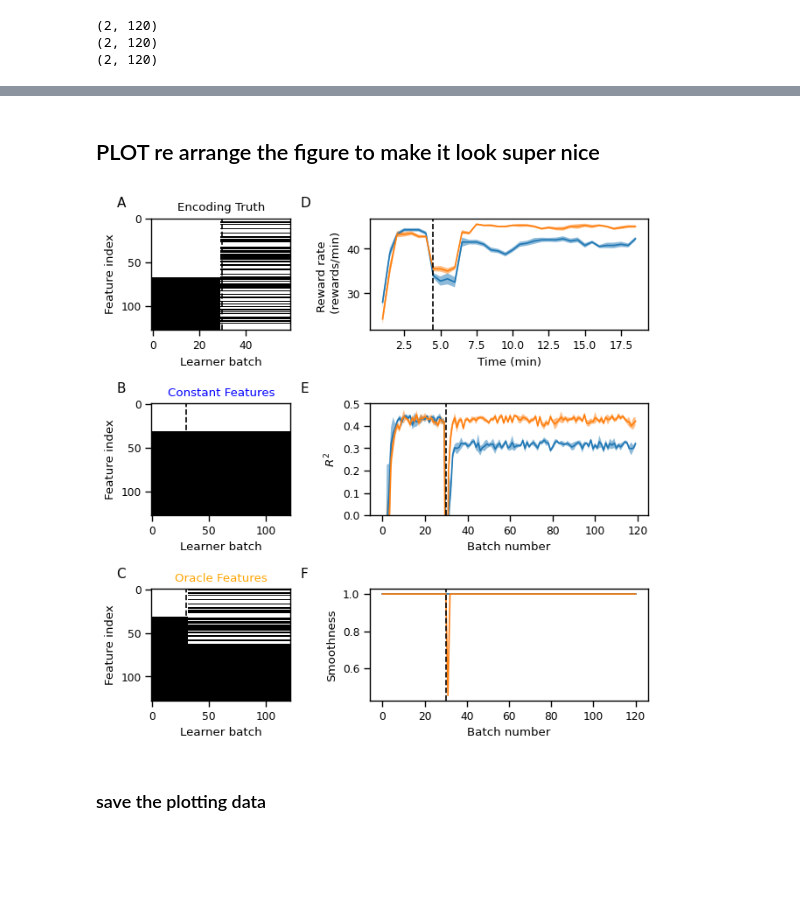
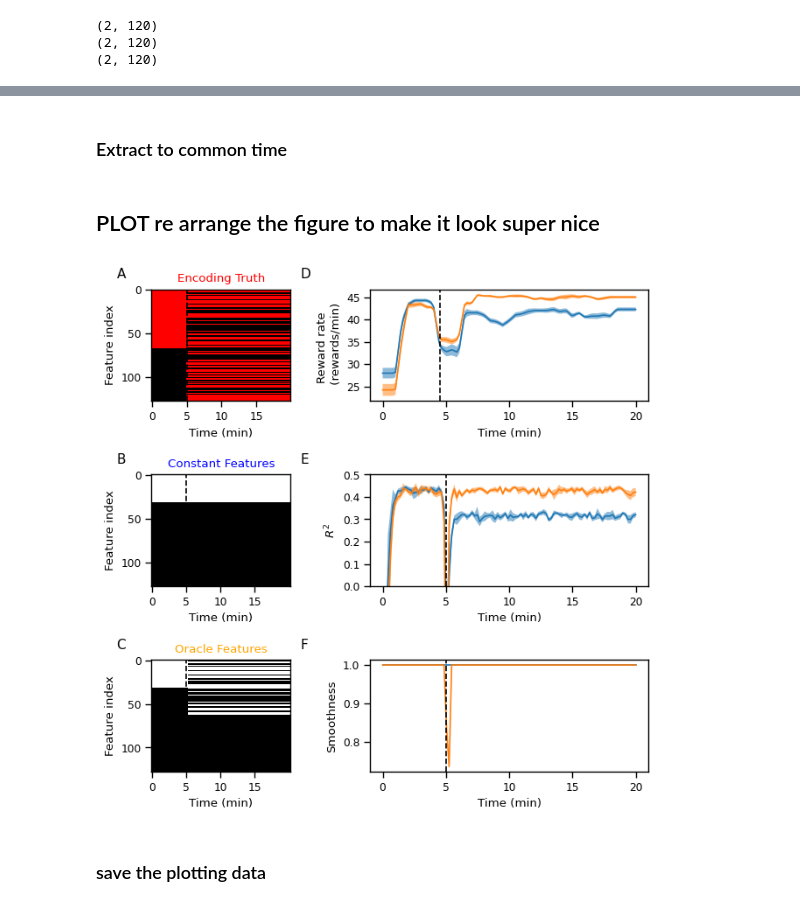
Before and after one commit to sijia66/adaptive_feature_selection, a Jupyter notebook: figure2_simulation_setup/231101_afs_figure2_full_feature_selection.ipynb, the cells around one changed output, grey strips where cells are left out. Cells and saved outputs as stored; diff of their text form; code cells hidden in the pictures; blank space fills up the shorter version.

```diff
--- a/figure2_simulation_setup/231101_afs_figure2_full_feature_selection.ipynb
+++ b/figure2_simulation_setup/231101_afs_figure2_full_feature_selection.ipynb
@@ -643,7 +626,7 @@ good_features_initial = (np.linalg.norm(sim_c, axis=1) >threshold)
 good_features_after_shuffled = (np.linalg.norm(new_sim_c, axis=1) >threshold)
 
 
-nnum_of_repeats_before,  num_of_repeats_after= 30, 30
+nnum_of_repeats_before,  num_of_repeats_after= 30, 90
 
 
 old_features_before_shuffled_repeat = np.repeat(good_features_initial[:, np.newaxis],
@@ -936,0 +859,10 @@ fig
+# %% [markdown]
+### Extract to common time
+# %%
+def interpolate_single_time_series(ts_times, ts_values, common_time):
+    if common_time is None:
+        raise ValueError("common_time must be provided for interpolation.")
+
+    ts_interp = \
+        np.apply_along_axis(lambda v: np.interp(common_time, ts_times, v), axis=1, arr=ts_values)
+    return common_time, ts_interp
@@ -941,14 +926,31 @@ fig
 fig, axs = subplots_with_labels(3, 2, figsize=(6.5, 6.5), label_directions= 'col_first',
                                 gridspec_kw={'width_ratios': [1, 2]})
 
+num_batches = encoder_weight_change.shape[1]
+delta_batch_for_display = 30
+encoder_weight_labels =  np.arange(0, num_batches, delta_batch_for_display ) / 6
+# convert encoder weight labels to integer
+encoder_weight_labels = np.rint(encoder_weight_labels).astype(int)
+
 # first column are the conditions
-axs[0,0].set_title('Encoding Truth')
+axs[0,0].set_title('Encoding Truth', color = "red")
 axs[1,0].set_title('Constant Features', color = 'blue')
 axs[2,0].set_title('Oracle Features', color = 'orange')
 
-plot_feature_selection(encoder_weight_change.T, ax = axs[0,0])
-plot_feature_selection(exp_data_all[0]['feature_selection']['feat_set'], ax = axs[1,0])
+
+plot_feature_selection(encoder_weight_change.T,
+                       selected_color = 'r',
+                       ax = axs[0,0])
+plot_feature_selection(exp_data_all[0]['feature_selection']['feat_set'],
+                       ax = axs[1,0])
 plot_feature_selection(exp_data_all[1]['feature_selection']['feat_set'], ax = axs[2,0])
+axs[0,0].set_xlabel('Time (min)')
+axs[1,0].set_xlabel('Time (min)')
+
+for i in range(3):
+    axs[i,0].set_xticks(np.arange(0, num_batches, delta_batch_for_display))
+    axs[i,0].set_xticklabels(encoder_weight_labels)
+    axs[i,0].set_xlabel('Time (min)')
 
 # draw dotted lines to separate the conditions
 axs[0,0].axvline(x = 30, color = 'k', linestyle='--')
@@ -959,48 +961,51 @@ axs[2,0].axvline(x = 30, color = 'k', linestyle='--')
 
 # plot of the smoothness of the features using 25th and 75th percentiles
 # and fill in between the 25th and 75th percentiles
-axs[2,1].plot(smoothness_conds_by_batch_median.T)
+axs[2,1].plot(common_time, smoothness_conds_by_batch.T)
 
 for i in range(smoothness_conds_by_batch_median.shape[0]):
-    axs[2,1].fill_between(range(smoothness_conds_by_batch_median.shape[1]),
+    axs[2,1].fill_between(common_time,
                           smoothness_conds_by_batch_25[i],
                           smoothness_conds_by_batch_75[i],
                           alpha = 0.5)
 
-axs[2,1].set_xlabel('Batch number')
+axs[2,1].set_xlabel('Time (min)')
 # axs[0,1].text(30.5, 0.9, 'Encoder \n Shuffled', ha='left', va='top',
 #                transform=axs[0,1].get_xaxis_transform())
-axs[2,1].axvline(x = 30, color = 'k', linestyle='--')
+axs[2,1].axvline(x = 5, color = 'k', linestyle='--')
 axs[2,1].set_ylabel('Smoothness')
 
-axs[1,1].plot(R_2_over_batches_all_exp_median.T)
+axs[1,1].plot(common_time, R_2_over_batches_all_exp_median.T)
 
 for i in range(R_2_over_batches_all_exp_25.shape[0]):
-    axs[1,1].fill_between(range(R_2_over_batches_all_exp_median.shape[1]),
+    axs[1,1].fill_between(common_time,
                           R_2_over_batches_all_exp_25[i],
                           R_2_over_batches_all_exp_75[i],
                           alpha = 0.5)
 
-axs[1,1].set_xlabel('Batch number')
-axs[1,1].axvline(x = 30, color = 'k', linestyle='--')
+axs[1,1].set_xlabel('Time (min)')
+axs[1,1].axvline(x =5, color = 'k', linestyle='--')
 axs[1,1].set_ylabel(r'$R^2$')
 axs[1,1].set_ylim([0, 0.5])
 
-axs[0,1].plot( window_time_stamps, reward_rate_all.T)
+axs[0,1].plot( common_time, reward_rate_all.T)
 # fill in between with the 25th and 75th percentiles
 for i in range(reward_rate_all.shape[0]):
-    axs[0,1].fill_between(window_time_stamps,
+    axs[0,1].fill_between(common_time,
                           reward_rate_all_25[i],
                           reward_rate_all_75[i],
                           alpha = 0.5)
+
 
 axs[0,1].set_xlabel('Time (min)')
 axs[0,1].set_ylabel('Reward rate \n (rewards/min)')
 axs[0,1].axvline(x = 4.5, color = 'k', linestyle='--')
 
 fig.tight_layout()
+
+fig
 # %% [output]
-[figure, old version]
+[figure, new version]
 # %% [markdown]
 ### save the plotting data
 # %%
```
Also changed, not shown: parts of 13 cells of this notebook, 2 other files.
